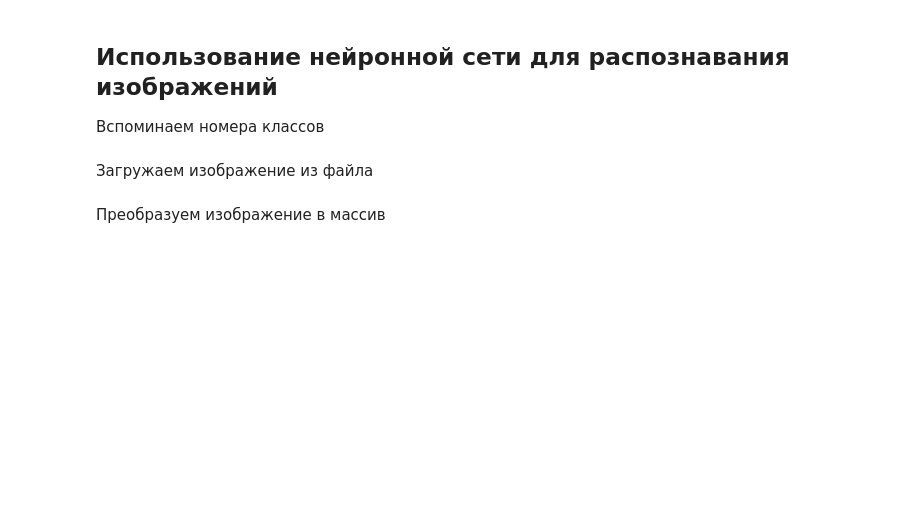
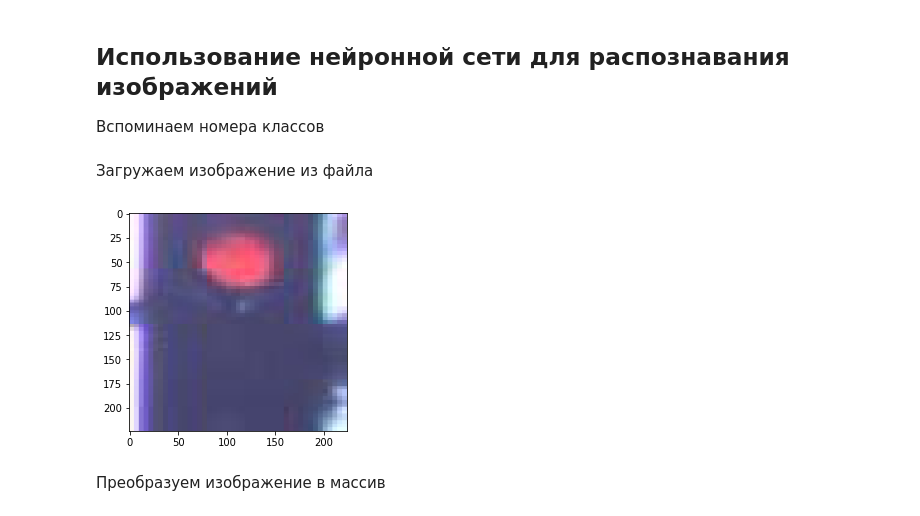
Before and after one commit to svwk/hackathon1, a Jupyter notebook: ml_engineering.ipynb, the cells around one changed output. Drawn from its saved outputs; the diff is of its cells as text; code cells hidden in the pictures; blank space fills up the shorter version.

```diff
--- a/ml_engineering.ipynb
+++ b/ml_engineering.ipynb
@@ -134,10 +226,12 @@ class_names
 # %% [markdown]
 Загружаем изображение из файла
 # %%
-img_path = 'test/dog/dog.1000.jpg'
+img_path = f'{test_path}/red/ds1_pic1147.jpg'
 img = image.load_img(img_path, target_size=(224, 224))
 plt.imshow(img)
 plt.show()
+# %% [output]
+[figure, added]
 # %% [markdown]
 Преобразуем изображение в массив
 # %%
```
Also changed, not shown: parts of 14 cells of this notebook.
